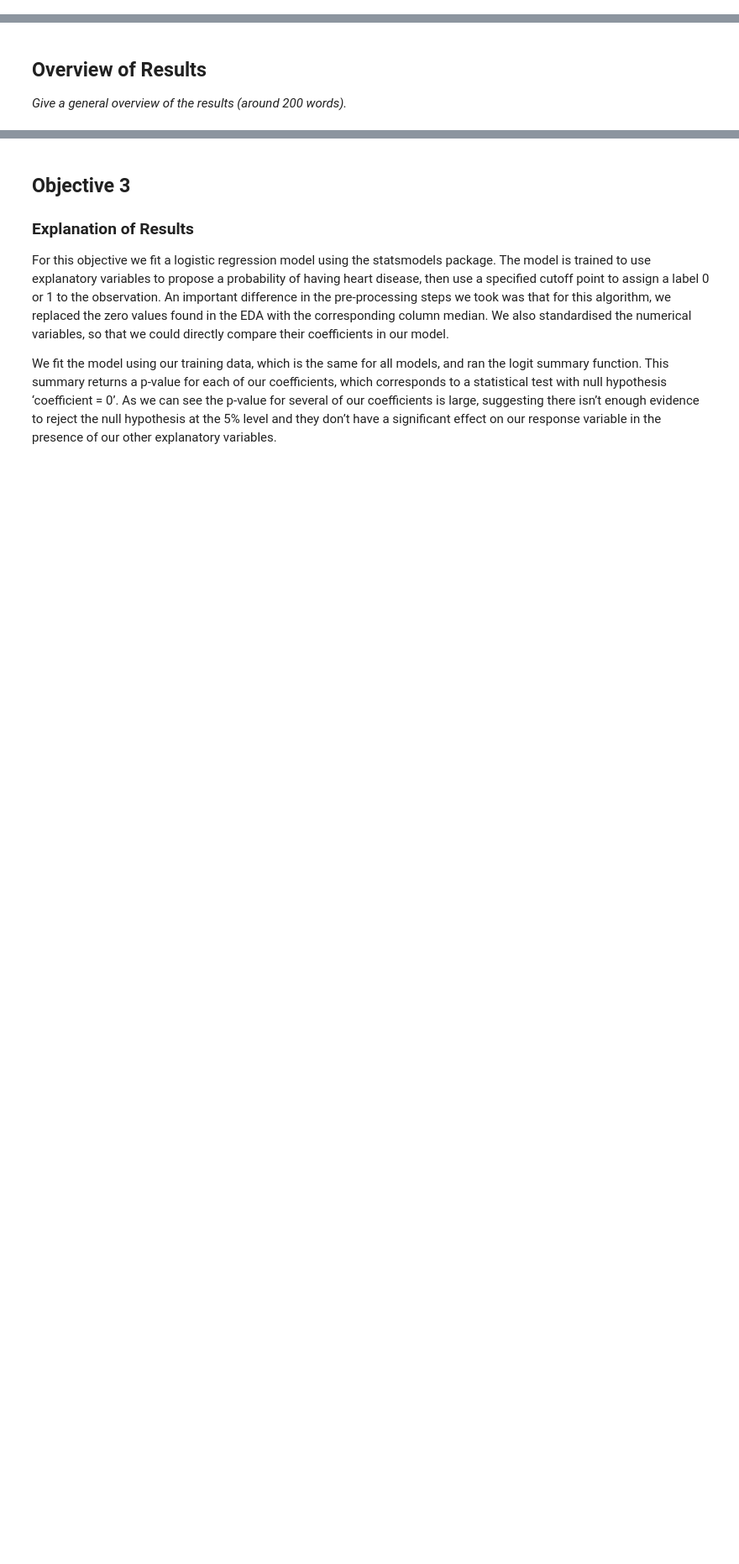
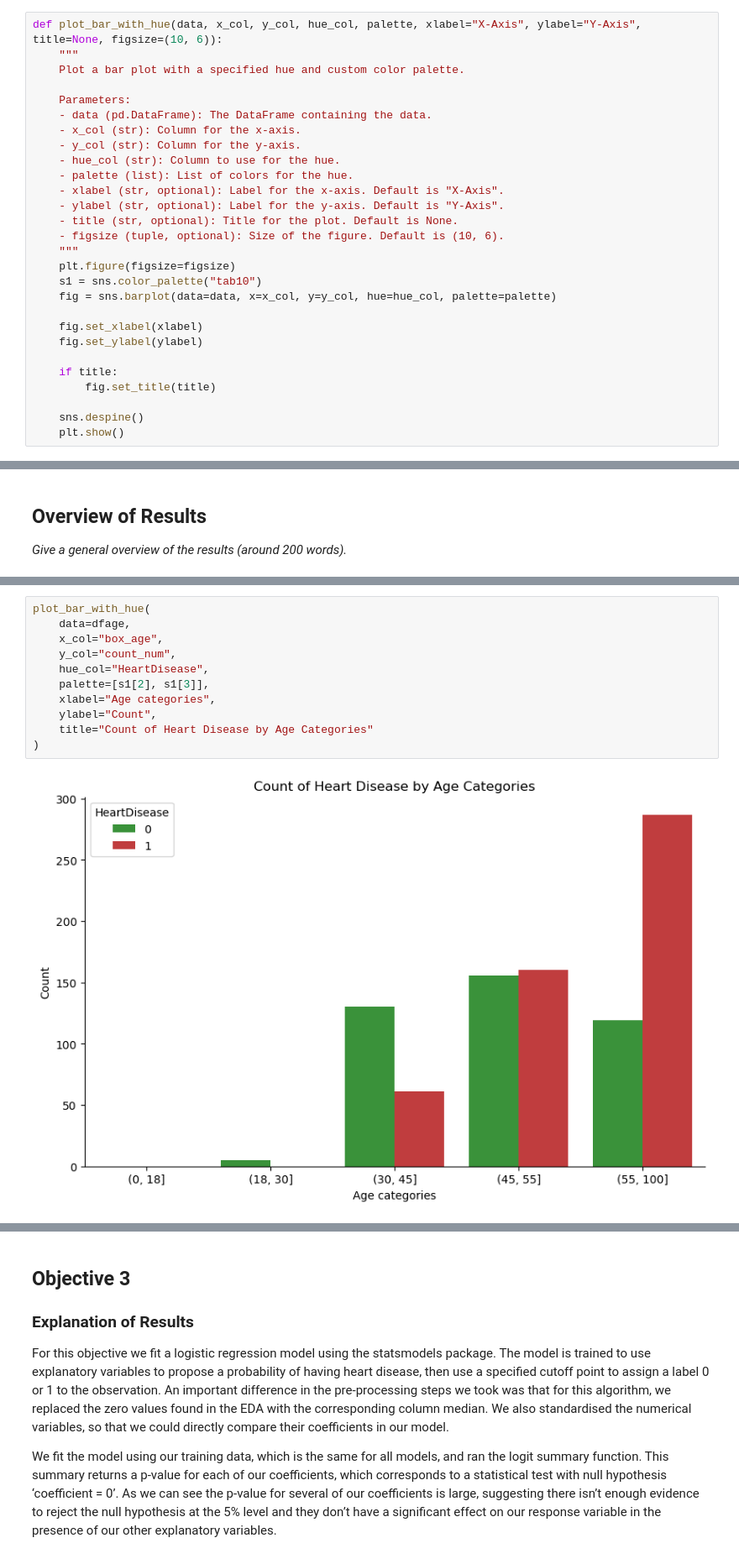
Before and after one commit to BhargavKumarNath/Heart_Failure_Prediction, a Jupyter notebook: Group_project.ipynb, the cells around one changed output, grey strips where cells are left out. Shown at 84% size. Drawn from its saved outputs; the diff is of its cells as text; blank space fills up the shorter version.

```diff
--- a/Group_project.ipynb
+++ b/Group_project.ipynb
@@ -337,3 +346,31 @@ As we'd expect, the proportion of heart disease cases increases as age does, sug
+# %%
+def plot_bar_with_hue(data, x_col, y_col, hue_col, palette, xlabel="X-Axis", ylabel="Y-Axis", title=None, figsize=(10, 6)):
+    """
+    Plot a bar plot with a specified hue and custom color palette.
+
+    Parameters:
+    - data (pd.DataFrame): The DataFrame containing the data.
+    - x_col (str): Column for the x-axis.
+    - y_col (str): Column for the y-axis.
+    - hue_col (str): Column to use for the hue.
+    - palette (list): List of colors for the hue.
+    - xlabel (str, optional): Label for the x-axis. Default is "X-Axis".
+    - ylabel (str, optional): Label for the y-axis. Default is "Y-Axis".
+    - title (str, optional): Title for the plot. Default is None.
+    - figsize (tuple, optional): Size of the figure. Default is (10, 6).
+    """
+    plt.figure(figsize=figsize)
+    s1 = sns.color_palette("tab10")
+    fig = sns.barplot(data=data, x=x_col, y=y_col, hue=hue_col, palette=palette)
+
+    fig.set_xlabel(xlabel)
+    fig.set_ylabel(ylabel)
+
+    if title:
+        fig.set_title(title)
+
+    sns.despine()
+    plt.show()
 # %% [markdown]
 ## Correlation Matrix
 # %% [markdown]
@@ -906,0 +983,13 @@ The target variable, heart disease, was well-balanced, ensuring no significant n
+# %%
+plot_bar_with_hue(
+    data=dfage,
+    x_col="box_age",
+    y_col="count_num",
+    hue_col="HeartDisease",
+    palette=[s1[2], s1[3]],
+    xlabel="Age categories",
+    ylabel="Count",
+    title="Count of Heart Disease by Age Categories"
+)
+# %% [output]
+[figure, added]
```
Also changed, not shown: parts of 40 cells of this notebook.
